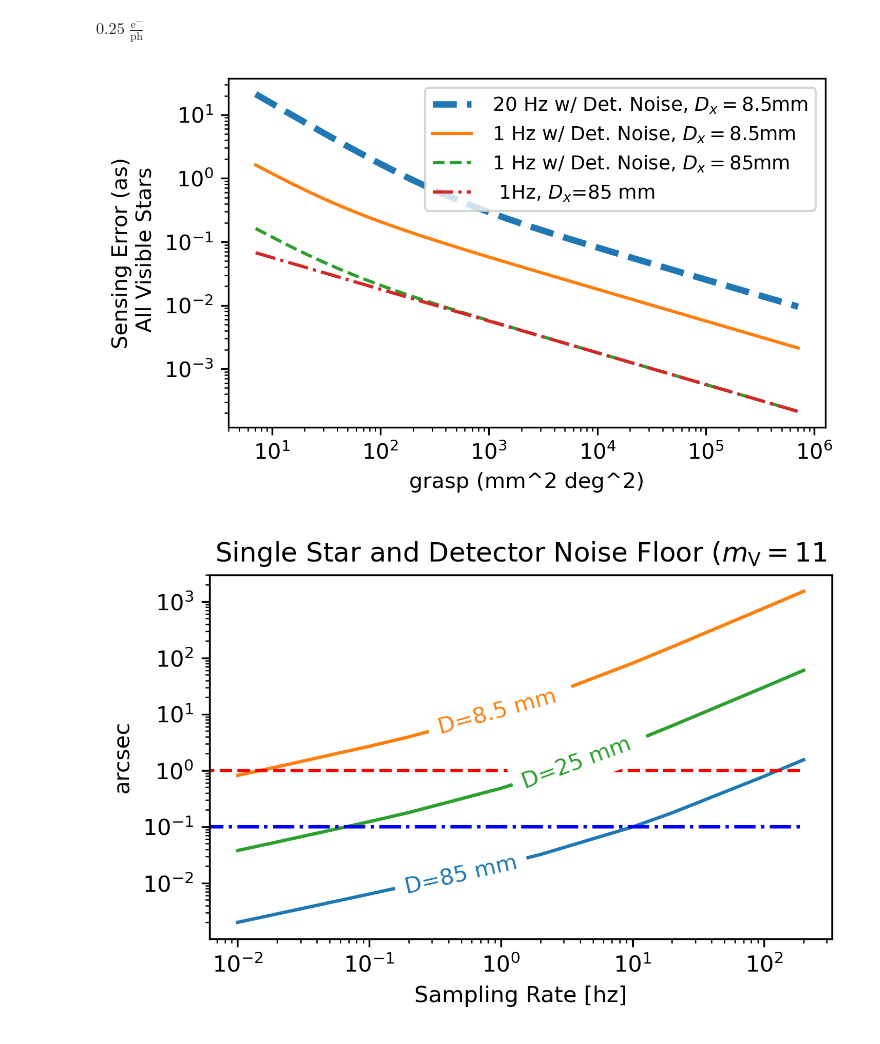
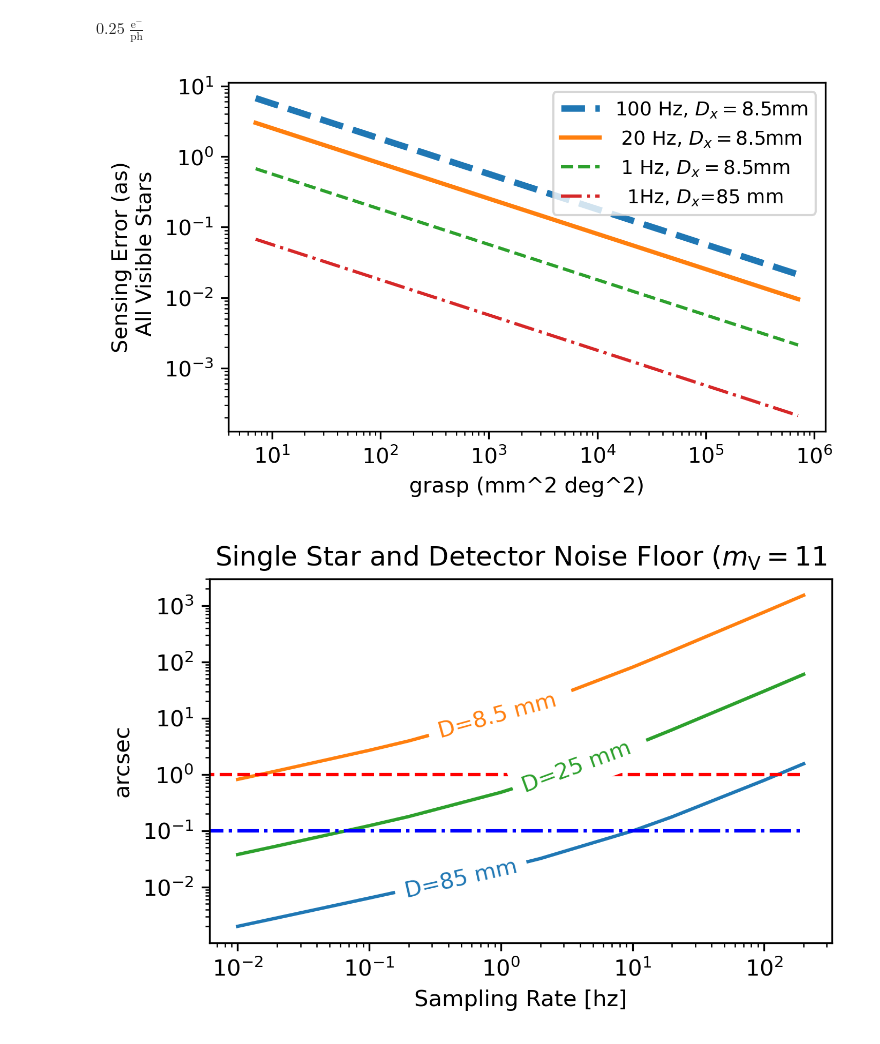
Before and after one commit to douglase/FinePointing, a Jupyter notebook: SensingKnowledge.ipynb, the cells around one changed output. Saved outputs shown, nothing was run; the diff lists cells and outputs as text; code cells hidden in the pictures.

```diff
--- a/SensingKnowledge.ipynb
+++ b/SensingKnowledge.ipynb
@@ -289,37 +289,50 @@ asteria_stars_FOV=composite/u.deg**2*asteria_FOV#*10
 demi_stars_FOV=composite/u.deg**2*demi_FOV#*10
 
 #plt.plot(et,tilt_noise_photons((fluxV(composite_x[demi_stars_FOV>1][0])*
-#                                et/demi_FOV*bw*asteria_t_exp*QE).decompose().value))
-
+#                                et/demi_FOV*bw*t_expasteria_t_exp*QE).decompose().value))
+t_exp=0.05*u.second
 visible_photons_sec=visible_stars_flux*et*bw*QE
 
 
 #plt.plot(et,tilt_noise_photons((fluxV(composite_x[demi_stars_FOV>1][0])*
-#                                et/asteria_FOV*bw*asteria_t_exp*QE).decompose().value),
+#                                et/asteria_FOV*bw*t_exp*QE).decompose().value),
 #        label="Brightest star in 1deg field [20 Hz]")
 
-plt.plot(et,(tilt_noise(D=8.5*u.mm,t_exp=asteria_t_exp,
-               phot_e_rate=(visible_stars_flux*et*bw*QE).decompose())),
-                "--",linewidth=3, label=" 20 Hz w/ Det. Noise, $D_x=$8.5mm")
-#plt.plot(et,tilt_noise_photons((visible_photons_sec*asteria_t_exp).to(u.electron).value),
+#plt.plot(et,(tilt_noise(D=8.5*u.mm,t_exp=t_exp,
+#              phot_e_rate=(visible_stars_flux*et*bw*QE).decompose())),
+#               "--",linewidth=3, label=" 20 Hz w/ Det. Noise, $D_x=$8.5mm")
+plt.plot(et,tilt_noise_photons((visible_photons_sec*0.01*u.s).to(u.electron).value,D=8.5*u.mm),
+                "--",linewidth=3, label="100 Hz, $D_x=$8.5mm")
+plt.plot(et,tilt_noise_photons((visible_photons_sec*t_exp).to(u.electron).value,D=8.5*u.mm),
+                "-",linewidth=2, label=" 20 Hz, $D_x=$8.5mm")
+
+
+#plt.plot(et,tilt_noise_photons((visible_photons_sec*t_exp).to(u.electron).value),
  #       "-.", label=" 20 Hz, $D_x=$60 mm ")
 
 
-#plt.plot(et,(tilt_noise(D=60*u.mm, t_exp=asteria_t_exp,
+#plt.plot(et,(tilt_noise(D=60*u.mm, t_exp=t_expasteria_t_exp,
 #                        phot_e_rate=(visible_stars_flux*et*bw*QE))),
 #                "--", label=" 20Hz w/ Det. Noise")
 
-plt.plot(et,(tilt_noise(D=8.5*u.mm,t_exp=1*u.s,
-               phot_e_rate=(visible_stars_flux*et*bw*QE).decompose())),
-                "-", label=" 1 Hz w/ Det. Noise, $D_x=$8.5mm")
-plt.plot(et,(tilt_noise(D=85*u.mm,t_exp=1*u.s,
-               phot_e_rate=(visible_stars_flux*et*bw*QE).decompose())),
-                "--", label=" 1 Hz w/ Det. Noise, $D_x=$85mm")
+#plt.plot(et,(tilt_noise(D=8.5*u.mm,t_exp=1*u.s,
+#               phot_e_rate=(visible_stars_flux*et*bw*QE).decompose())),
+#                "-", label=" 1 Hz w/ Det. Noise, $D_x=$8.5mm")
 
+plt.plot(et,tilt_noise_photons((visible_photons_sec*1*u.s).to(u.electron).value,D=8.5*u.mm),
+                "--", label=" 1 Hz, $D_x=$8.5mm")
+
+
+
+#plt.plot(et,(tilt_noise(D=85*u.mm,t_exp=1*u.s,
+#               phot_e_rate=(visible_stars_flux*et*bw*QE).decompose())),
+#               "--", label=" 1 Hz w/ Det. Noise, $D_x=$85mm")
 
 
 plt.plot(et,tilt_noise_photons((visible_photons_sec*1*u.s).to(u.electron).value,D=85*u.mm),
        "-.", label="  1Hz, $D_x$=85 mm")
+
+
 
 
 
@@ -330,37 +343,37 @@ plt.plot(et,tilt_noise_photons((visible_photons_sec*1*u.s).to(u.electron).value,
 
 #plt.plot(et,tilt_noise_photons((visible_stars_flux
 #                                *et*bw*asteria_t_exp*QE).to(u.photon).value),
 #        "-")
 '''plt.text(et_asteria.value,
          tilt_noise_photons((visible_stars_flux
-                             *et_asteria*bw*asteria_t_exp*QE).to(u.electron).value).value,
+                             *et_asteria*bw*t_exp*QE).to(u.electron).value).value,
         "Asteria")
 
 
 
 plt.text(et_ST.value,
          tilt_noise_photons((visible_stars_flux
-                             *et_ST*bw*asteria_t_exp*QE).to(u.electron).value,
+                             *et_ST*bw*t_exp*QE).to(u.electron).value,
                            D=12*u.mm).value,
         "Star Tracker")
 
 plt.text(et_DeMi.value,
          tilt_noise_photons((visible_stars_flux
-                             *et_DeMi*bw*asteria_t_exp*QE).to(u.electron).value,
+                             *et_DeMi*bw*t_exp*QE).to(u.electron).value,
                            D=12*u.mm).value,
         "DeMi")
 '''
 plt.xscale("log")
 
 plt.yscale("log")
 #plt.xlim([1,1e8])
 plt.xlabel("grasp (mm^2 deg^2)")
 plt.ylabel("Sensing Error (as)\n All Visible Stars")
 et_asteria,et_DeMi,et_ST
 plt.legend(fontsize=9,loc="upper right")
 plt.savefig("../../frontiers_paper/figures/sensing_vs_etendue.pdf",bbox_inches="tight")
 # %% [output]
-[figure, old version]
+[figure, new version]
 # %%
 plt.figure(figsize=[5,3],dpi=300)
 etimes=np.array([100,50,10,5,1,.5,.1,.05,0.01,.005])*u.s
```
Also changed, not shown: parts of 1 cell of this notebook.
